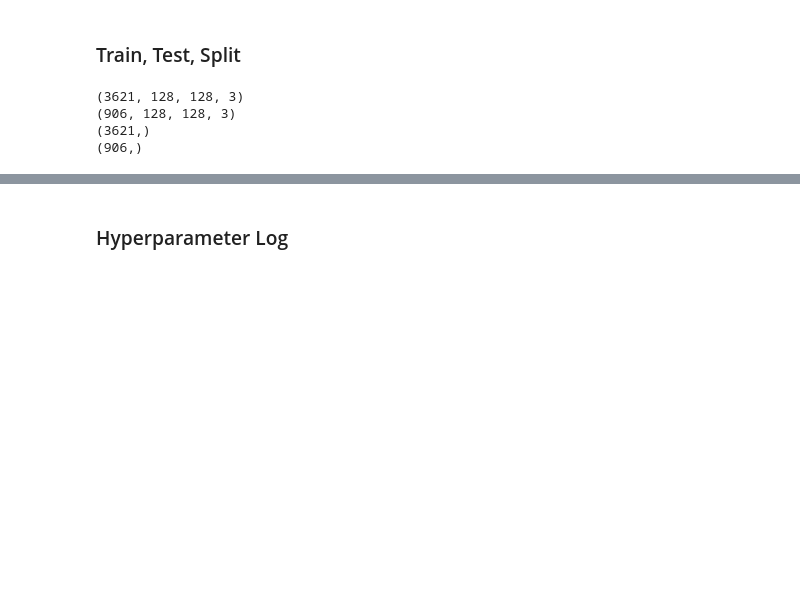
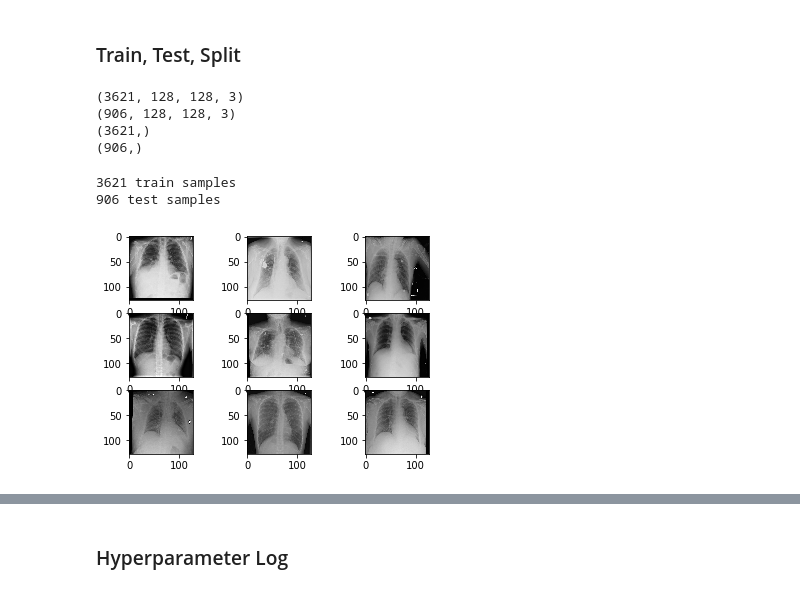
Before and after one commit to paulinaczheng/chest_xrays, a Jupyter notebook: Workflow.ipynb, the cells around one changed output, grey strips where cells are left out. Cells and saved outputs as stored; diff of their text form; code cells hidden in the pictures; blank space fills up the shorter version.

```diff
--- a/Workflow.ipynb
+++ b/Workflow.ipynb
@@ -301,7 +301,24 @@ X_test = X_test.astype('float32')
 # %%
 X_train /= 255
 X_test /= 255
+# %%
+print(X_train.shape[0], 'train samples')
+print(X_test.shape[0], 'test samples')
+# %% [output]
+3621 train samples
+906 test samples
 # %%
 #one-hot encode y_train & y_test
 y_train = keras.utils.to_categorical(y_train, 8)
 y_test = keras.utils.to_categorical(y_test, 8)
+# %%
+#Look at the first 9 images from the dataset
+images = range(0,9)
+for i in images:
+    plt.subplot(330 + 1 + i)
+    plt.imshow(X_train[i], cmap=plt.get_cmap('gray'))
+
+#Show the plot
+plt.show()
+# %% [output]
+[figure, added]
```
Also changed, not shown: parts of 16 cells of this notebook.
